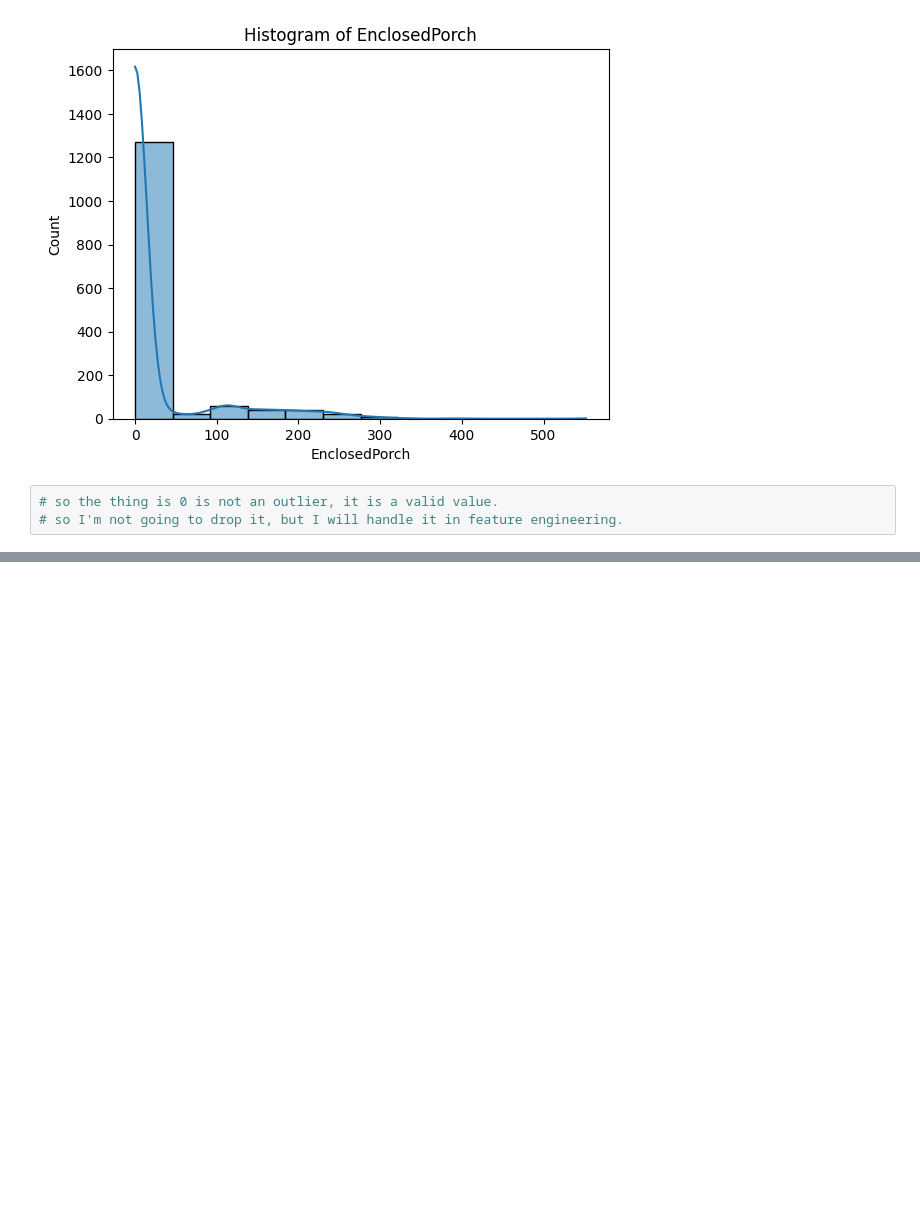
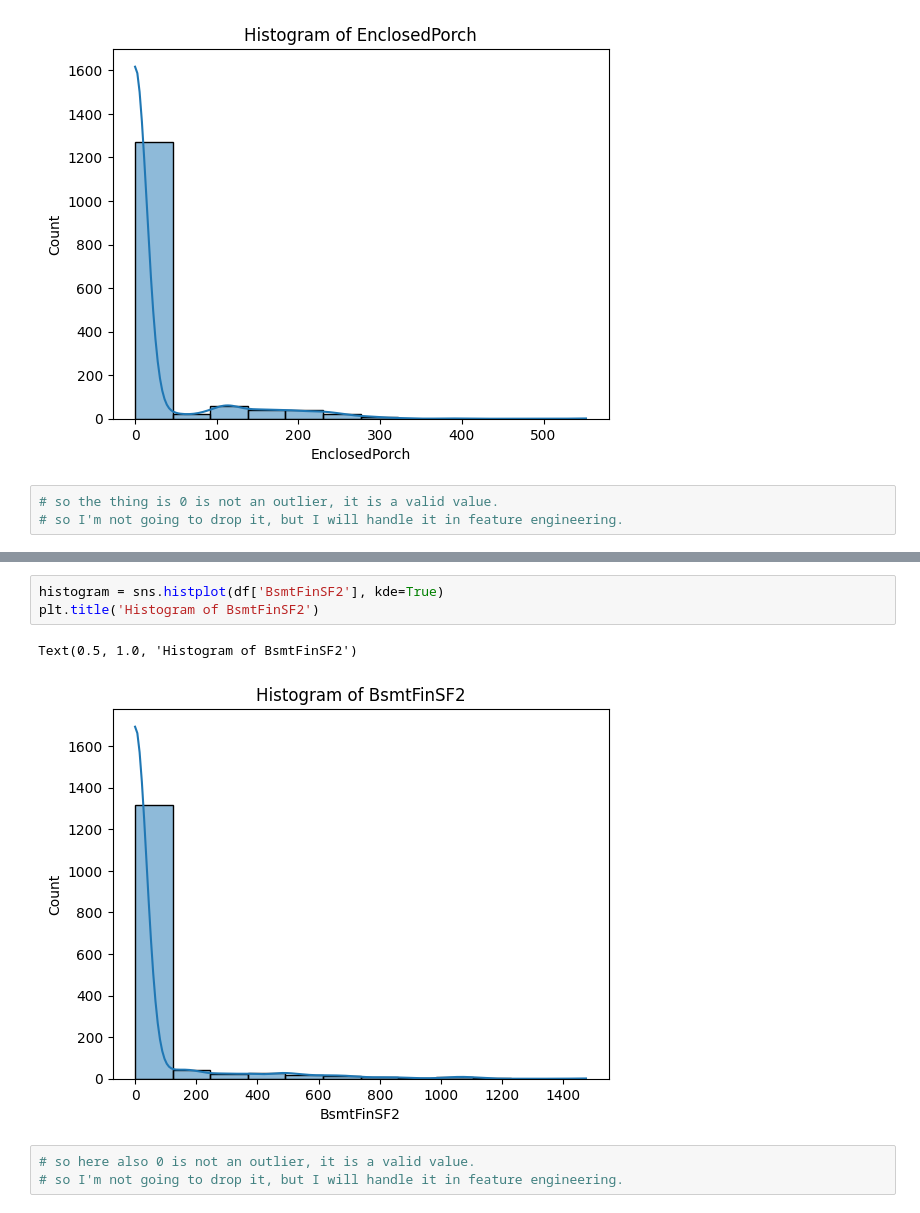
Before and after one commit to akhyear/house_price_prediction, a Jupyter notebook: train_code.ipynb, the cells around one changed output, grey strips where cells are left out. Saved outputs shown, nothing was run; the diff lists cells and outputs as text; blank space fills up the shorter version.

Commit message:
dealt BsmtFinSF2 11.44% outliers

```diff
--- a/train_code.ipynb
+++ b/train_code.ipynb
@@ -1241,0 +1277,9 @@ Text(0.5, 1.0, 'Histogram of EnclosedPorch')
+# %%
+histogram = sns.histplot(df['BsmtFinSF2'], kde=True)
+plt.title('Histogram of BsmtFinSF2')
+# %% [output]
+Text(0.5, 1.0, 'Histogram of BsmtFinSF2')
+[figure, added]
+# %%
+# so here also 0 is not an outlier, it is a valid value.
+# so I'm not going to drop it, but I will handle it in feature engineering.
```
Also changed, not shown: parts of 3 cells of this notebook.
